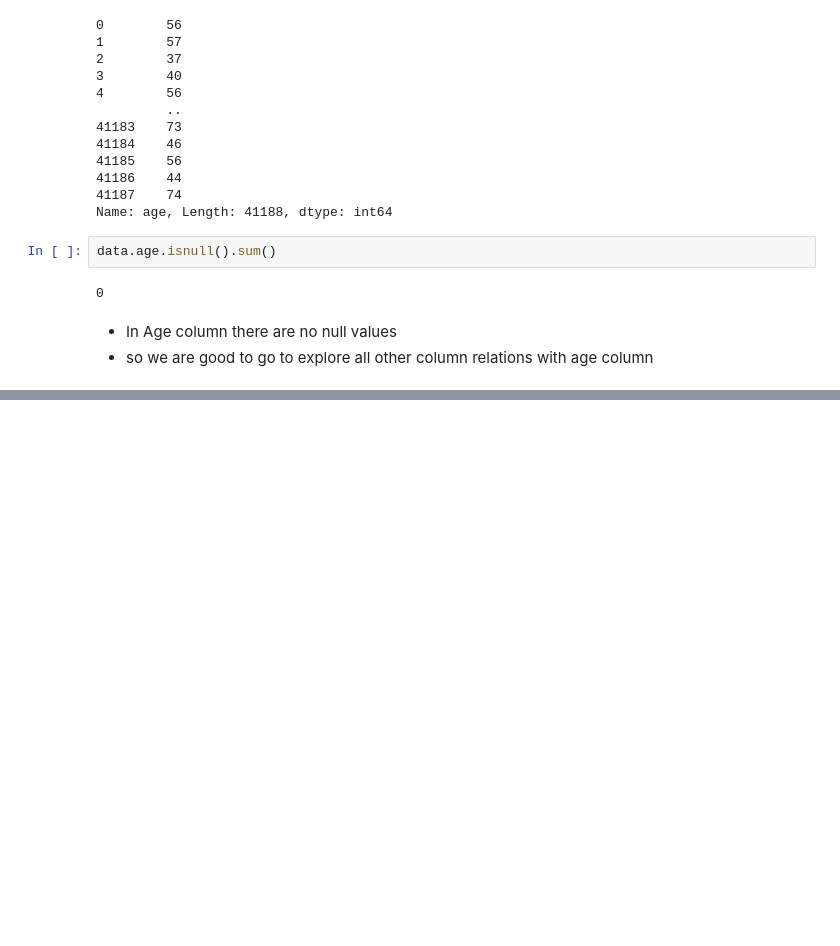
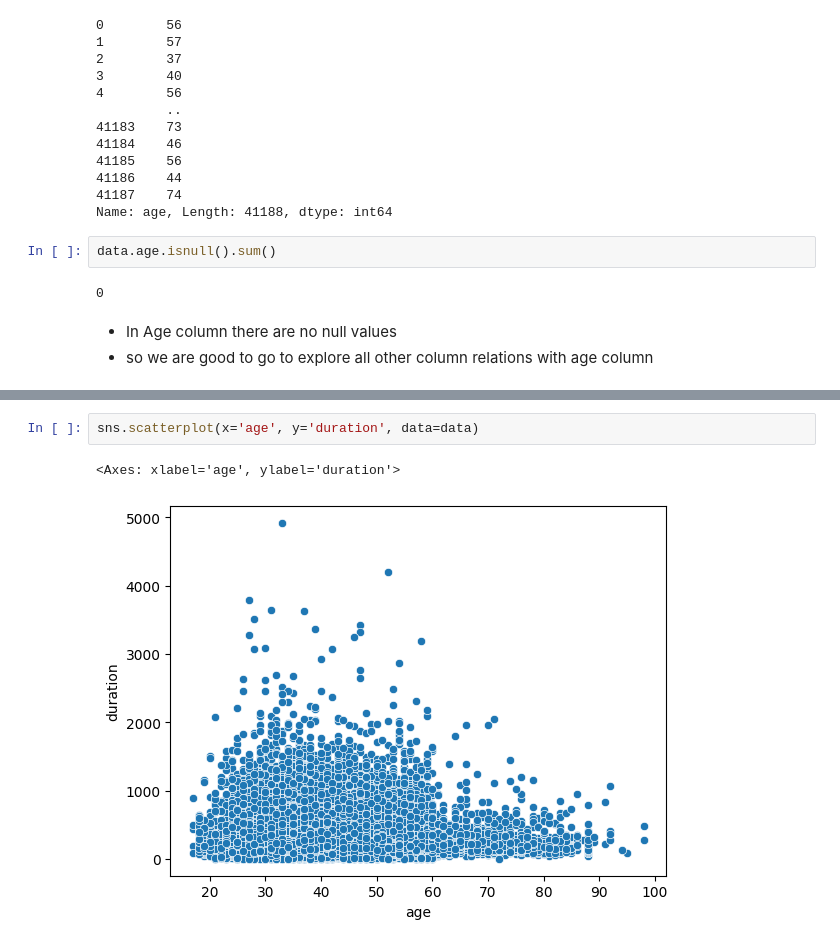
Before and after one commit to SudarshanIngole/Batch-18-2024, a Jupyter notebook: PRCP_Portuges.ipynb, the cells around one changed output, grey strips where cells are left out. Drawn from its saved outputs; the diff is of its cells as text; blank space fills up the shorter version.

```diff
--- a/PRCP_Portuges.ipynb
+++ b/PRCP_Portuges.ipynb
@@ -168,0 +206,5 @@ sns.countplot('age')
+# %%
+sns.scatterplot(x='age', y='duration', data=data)
+# %% [output]
+<Axes: xlabel='age', ylabel='duration'>
+[figure, added]
```
Also changed, not shown: parts of 18 cells of this notebook.
